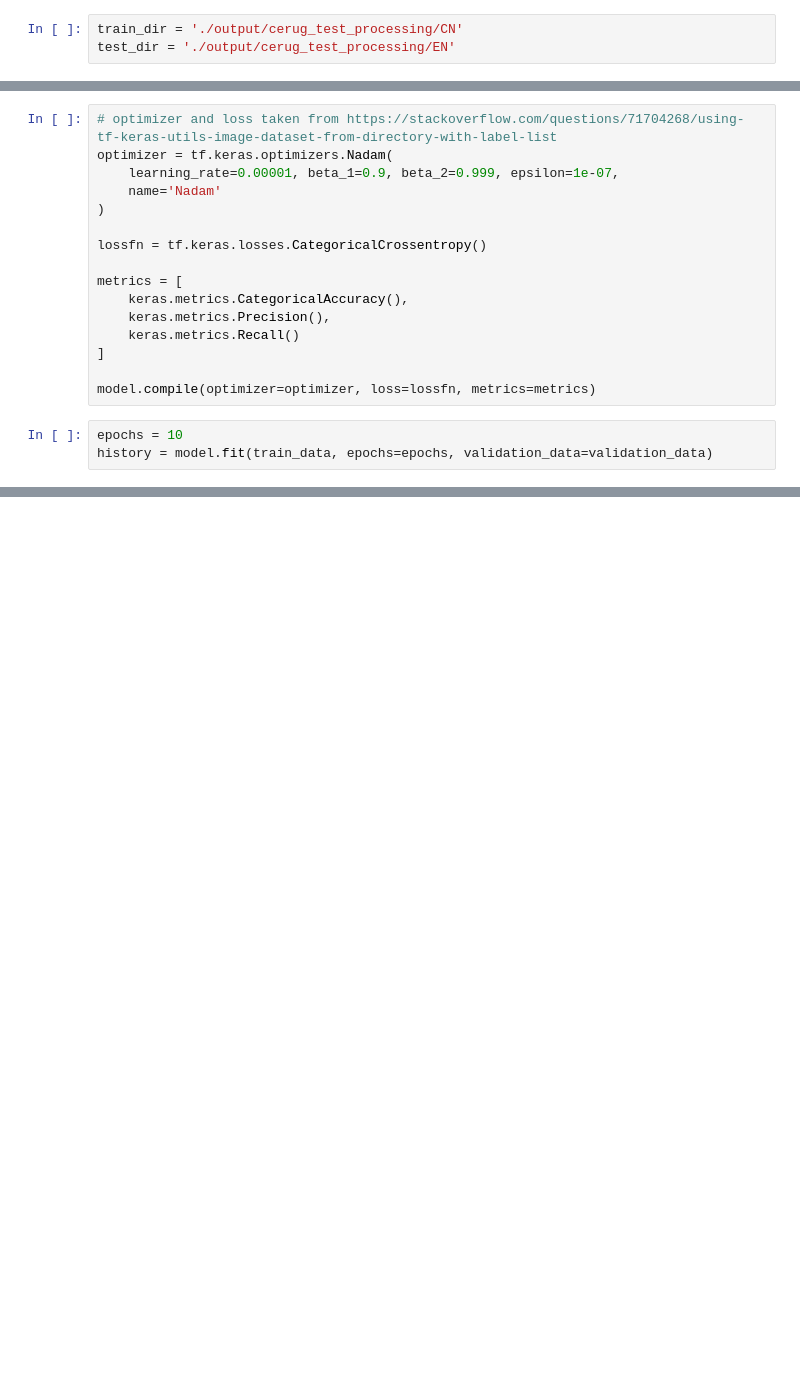
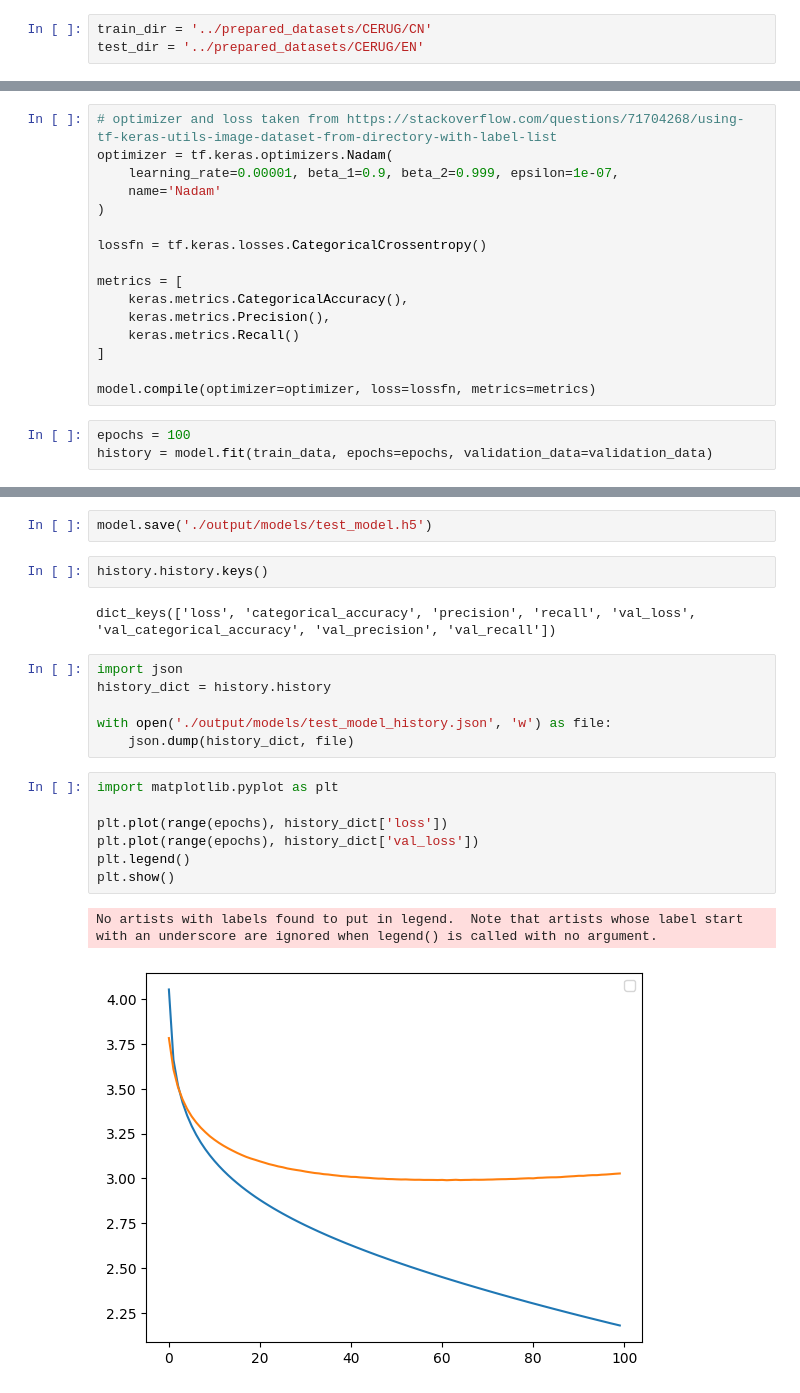
Before and after one commit to justjude97/MultiScript-Handwriting-Identification-with-Stroke-Decomposition, a Jupyter notebook: Code and Experiments/experimentation/machine_learning_part.ipynb, the cells around one changed output, grey strips where cells are left out. Drawn from its saved outputs; the diff is of its cells as text; blank space fills up the shorter version.

Commit message:
minor changes. starting hyperparameter tuning part

```diff
--- a/Code and Experiments/experimentation/machine_learning_part.ipynb
+++ b/Code and Experiments/experimentation/machine_learning_part.ipynb
@@ -25,8 +25,8 @@ tf.config.list_physical_devices('GPU')
 # %% [output]
 [PhysicalDevice(name='/physical_device:GPU:0', device_type='GPU')]
 # %%
-train_dir = './output/cerug_test_processing/CN'
-test_dir = './output/cerug_test_processing/EN'
+train_dir = '../prepared_datasets/CERUG/CN'
+test_dir = '../prepared_datasets/CERUG/EN'
 # %%
 label_mode = 'categorical'
 #shape image will be resized to (figure out ideal values later)
@@ -102,6 +102,6 @@ metrics = [
 
 model.compile(optimizer=optimizer, loss=lossfn, metrics=metrics)
 # %%
-epochs = 10
+epochs = 100
 history = model.fit(train_data, epochs=epochs, validation_data=validation_data)
 # %% [output]
@@ -155,0 +183,22 @@ results = model.evaluate(test_data)
+# %%
+model.save('./output/models/test_model.h5')
+# %%
+history.history.keys()
+# %% [output]
+dict_keys(['loss', 'categorical_accuracy', 'precision', 'recall', 'val_loss', 'val_categorical_accuracy', 'val_precision', 'val_recall'])
+# %%
+import json
+history_dict = history.history
+
+with open('./output/models/test_model_history.json', 'w') as file:
+    json.dump(history_dict, file)
+# %%
+import matplotlib.pyplot as plt
+
+plt.plot(range(epochs), history_dict['loss'])
+plt.plot(range(epochs), history_dict['val_loss'])
+plt.legend()
+plt.show()
+# %% [output]
+No artists with labels found to put in legend.  Note that artists whose label start with an underscore are ignored when legend() is called with no argument.
+[figure, added]
```
Also changed, not shown: parts of 11 cells of this notebook, 2 other files.
